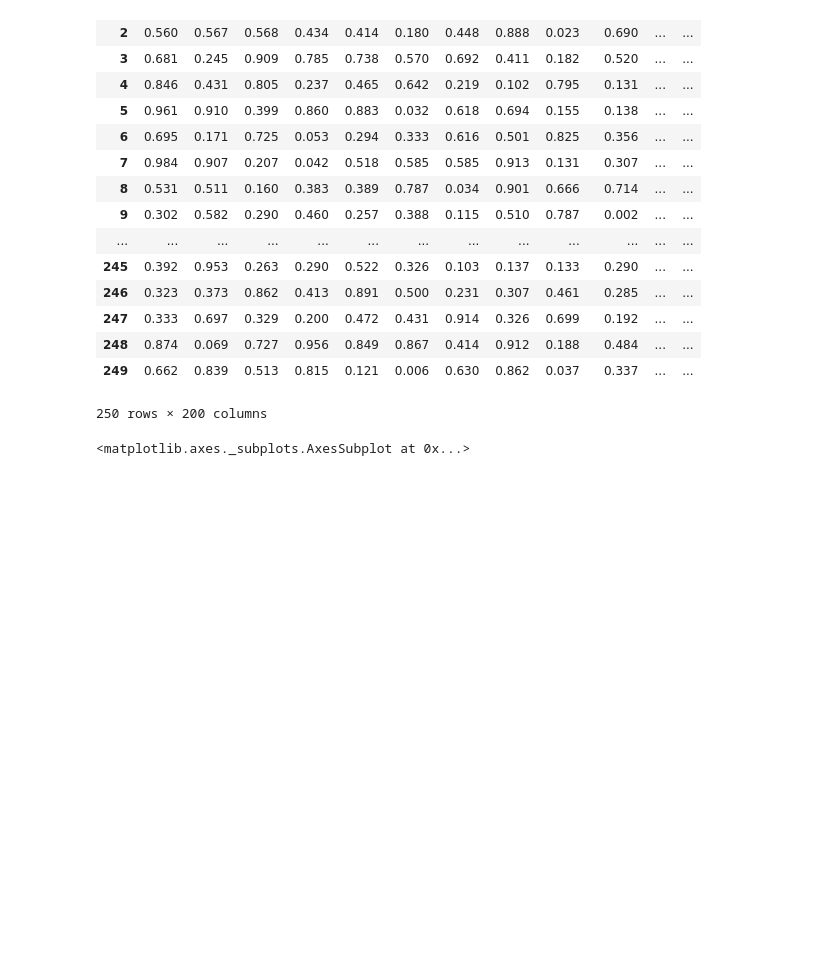
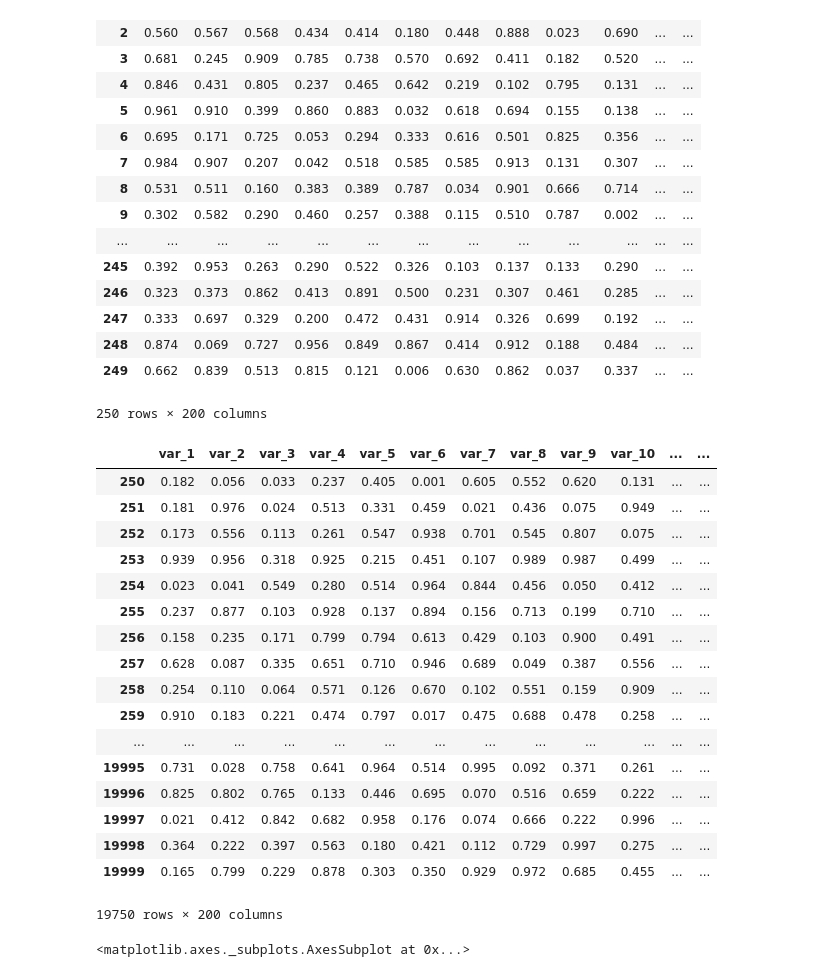
Before and after one commit to jwrjin/TryNotToOverfit, a Jupyter notebook: Project Draft Writeup - FINAL SUBMISSION.ipynb, the cells around one changed output. Saved outputs shown, nothing was run; the diff lists cells and outputs as text; code cells hidden in the pictures; blank space fills up the shorter version.

```diff
--- a/Project Draft Writeup - FINAL SUBMISSION.ipynb
+++ b/Project Draft Writeup - FINAL SUBMISSION.ipynb
@@ -51,6 +51,8 @@ TRG = df.head(250)
 TRF = df.sample(n=10, random_state=1)
 # formation of subset to get a heatmap out
 TRH = TRG.Target_Leaderboard
+# isolation of outcomes
+TRU = df.tail(19750)
 # %%
 TRH
 # %% [output]
@@ -93,6 +95,28 @@ TRI
 | 248 | 0.874 | 0.069 | 0.727 | 0.956 | 0.849 | 0.867 | 0.414 | 0.912 | 0.188 | 0.484 | ... | ... |
 | 249 | 0.662 | 0.839 | 0.513 | 0.815 | 0.121 | 0.006 | 0.630 | 0.862 | 0.037 | 0.337 | ... | ... |
 250 rows × 200 columns
+# %%
+TRV = TRU.drop(TRU.columns[[0, 1, 2, 3, 4]], axis=1)
+TRV
+# %% [output]
+|  | var_1 | var_2 | var_3 | var_4 | var_5 | var_6 | var_7 | var_8 | var_9 | var_10 | ... | ... |
+| 250 | 0.182 | 0.056 | 0.033 | 0.237 | 0.405 | 0.001 | 0.605 | 0.552 | 0.620 | 0.131 | ... | ... |
+| 251 | 0.181 | 0.976 | 0.024 | 0.513 | 0.331 | 0.459 | 0.021 | 0.436 | 0.075 | 0.949 | ... | ... |
+| 252 | 0.173 | 0.556 | 0.113 | 0.261 | 0.547 | 0.938 | 0.701 | 0.545 | 0.807 | 0.075 | ... | ... |
+| 253 | 0.939 | 0.956 | 0.318 | 0.925 | 0.215 | 0.451 | 0.107 | 0.989 | 0.987 | 0.499 | ... | ... |
+| 254 | 0.023 | 0.041 | 0.549 | 0.280 | 0.514 | 0.964 | 0.844 | 0.456 | 0.050 | 0.412 | ... | ... |
+| 255 | 0.237 | 0.877 | 0.103 | 0.928 | 0.137 | 0.894 | 0.156 | 0.713 | 0.199 | 0.710 | ... | ... |
+| 256 | 0.158 | 0.235 | 0.171 | 0.799 | 0.794 | 0.613 | 0.429 | 0.103 | 0.900 | 0.491 | ... | ... |
+| 257 | 0.628 | 0.087 | 0.335 | 0.651 | 0.710 | 0.946 | 0.689 | 0.049 | 0.387 | 0.556 | ... | ... |
+| 258 | 0.254 | 0.110 | 0.064 | 0.571 | 0.126 | 0.670 | 0.102 | 0.551 | 0.159 | 0.909 | ... | ... |
+| 259 | 0.910 | 0.183 | 0.221 | 0.474 | 0.797 | 0.017 | 0.475 | 0.688 | 0.478 | 0.258 | ... | ... |
+| ... | ... | ... | ... | ... | ... | ... | ... | ... | ... | ... | ... | ... |
+| 19995 | 0.731 | 0.028 | 0.758 | 0.641 | 0.964 | 0.514 | 0.995 | 0.092 | 0.371 | 0.261 | ... | ... |
+| 19996 | 0.825 | 0.802 | 0.765 | 0.133 | 0.446 | 0.695 | 0.070 | 0.516 | 0.659 | 0.222 | ... | ... |
+| 19997 | 0.021 | 0.412 | 0.842 | 0.682 | 0.958 | 0.176 | 0.074 | 0.666 | 0.222 | 0.996 | ... | ... |
+| 19998 | 0.364 | 0.222 | 0.397 | 0.563 | 0.180 | 0.421 | 0.112 | 0.729 | 0.997 | 0.275 | ... | ... |
+| 19999 | 0.165 | 0.799 | 0.229 | 0.878 | 0.303 | 0.350 | 0.929 | 0.972 | 0.685 | 0.455 | ... | ... |
+19750 rows × 200 columns
 # %%
 sns.heatmap(TRI.corr(), vmin=0, vmax=1)
 
```
Also changed, not shown: parts of 5 cells of this notebook.
